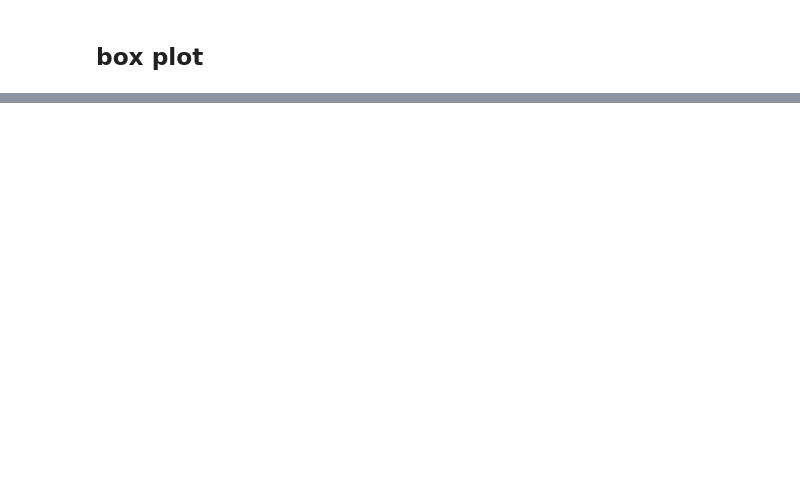
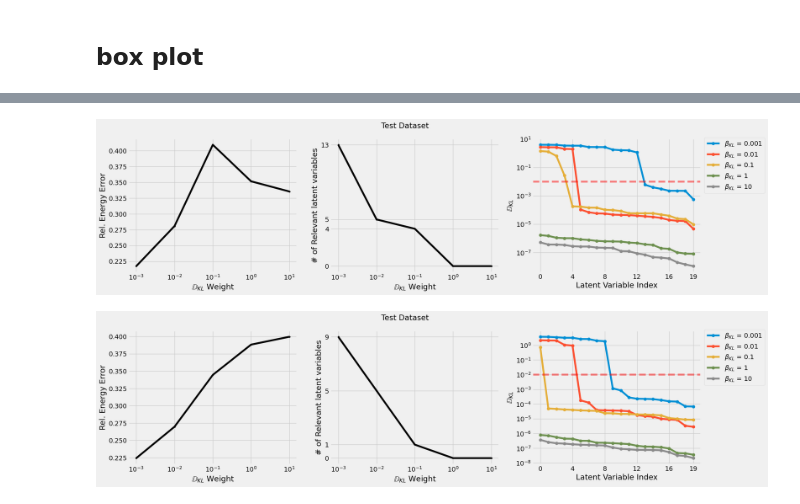
Before and after one commit to fabioamaral08/reduction-methods, a Jupyter notebook: test_scripts/Results_Kernel.ipynb, the cells around one changed output, grey strips where cells are left out. Drawn from its saved outputs; the diff is of its cells as text; code cells hidden in the pictures; blank space fills up the shorter version.

```diff
--- a/test_scripts/Results_Kernel.ipynb
+++ b/test_scripts/Results_Kernel.ipynb
@@ -213,0 +218,13 @@ plt.grid()
+# %%
+# style = 'dark_background'
+style = 'fivethirtyeight'
+# style = 'default'
+plt.style.use('default')
+plt.style.use(style)
+
+if style.count('dark') > 0:
+    line_color = '.-w'
+else:
+    line_color = '.-k'
+
+betas = [10**i for i in range(-3,2,1)]
@@ -213,0 +376,6 @@ plt.grid()
+# %%
+plot_results(energy = False, ds = 'test')
+plot_results(energy = True, ds = 'test')
+# %% [output]
+[figure, added]
+[figure, added]
```
Also changed, not shown: parts of 15 cells of this notebook.
